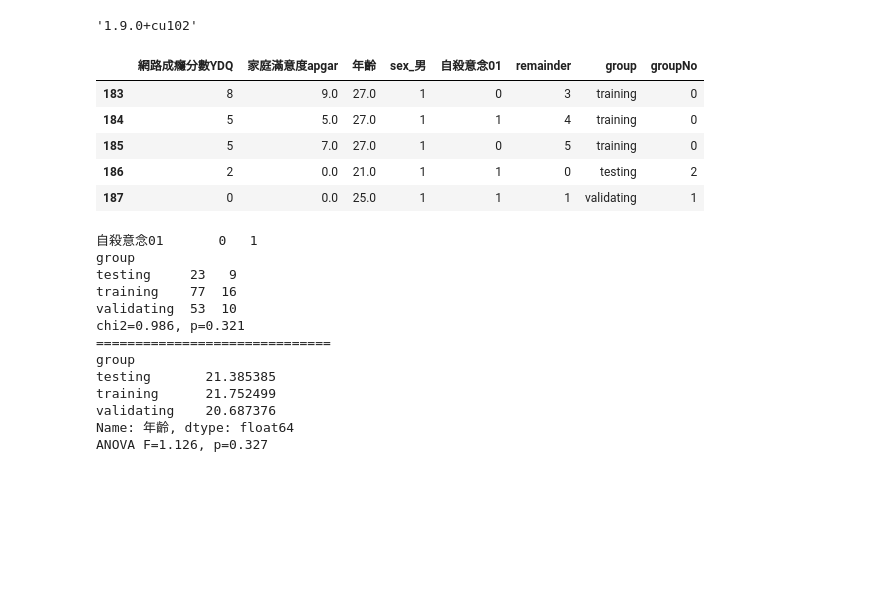
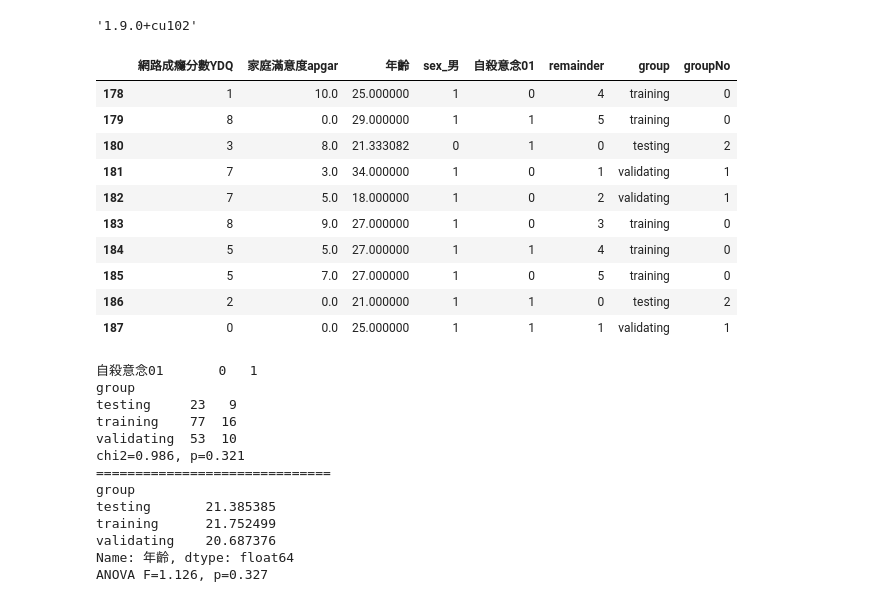
Before and after one commit to YuehMintTai/RPython, a Jupyter notebook: Class08.ipynb, the cells around one changed output. Saved outputs shown, nothing was run; the diff lists cells and outputs as text; code cells hidden in the pictures; blank space fills up the shorter version.

```diff
--- a/Class08.ipynb
+++ b/Class08.ipynb
@@ -39,36 +45,41 @@ torch.__version__   ##1.9.0+cu102
 # %%
 ##8-0-1 區分所有的資料為testing, validating及training sets
 import pandas as pd
 from sklearn.model_selection import train_test_split
 from sklearn.metrics import roc_curve
 import numpy as np
 
 df=pd.read_csv('RPython/samples.csv')
 df['sex']='男'
 df.loc[df['性別']==2,'sex']='女'
 x=df[['sex','網路成癮分數YDQ','家庭滿意度apgar','年齡']]
 x=pd.get_dummies(data=x,drop_first=True)
 y=df['自殺意念01'].astype(int).to_frame()
 all_df=pd.concat([x,y],axis=1)
 all_df['remainder']=all_df.index%6
 all_df['group']='training'
 all_df.loc[all_df['remainder']==0,'group']='testing'
 all_df.loc[all_df['remainder']==1,'group']='validating'
 all_df.loc[all_df['remainder']==2,'group']='validating'
 
 all_df['年齡'].groupby(all_df['group']).mean()
-groupList=['training','validating','testing']
+
 all_df['groupNo']=0
 all_df.loc[all_df['group']=='validating','groupNo']=1
 all_df.loc[all_df['group']=='testing','groupNo']=2
-all_df.tail()
+all_df.tail(10)
 # %% [output]
 |  | 網路成癮分數YDQ | 家庭滿意度apgar | 年齡 | sex_男 | 自殺意念01 | remainder | group | groupNo |
-| 183 | 8 | 9.0 | 27.0 | 1 | 0 | 3 | training | 0 |
-| 184 | 5 | 5.0 | 27.0 | 1 | 1 | 4 | training | 0 |
-| 185 | 5 | 7.0 | 27.0 | 1 | 0 | 5 | training | 0 |
-| 186 | 2 | 0.0 | 21.0 | 1 | 1 | 0 | testing | 2 |
-| 187 | 0 | 0.0 | 25.0 | 1 | 1 | 1 | validating | 1 |
+| 178 | 1 | 10.0 | 25.000000 | 1 | 0 | 4 | training | 0 |
+| 179 | 8 | 0.0 | 29.000000 | 1 | 1 | 5 | training | 0 |
+| 180 | 3 | 8.0 | 21.333082 | 0 | 1 | 0 | testing | 2 |
+| 181 | 7 | 3.0 | 34.000000 | 1 | 0 | 1 | validating | 1 |
+| 182 | 7 | 5.0 | 18.000000 | 1 | 0 | 2 | validating | 1 |
+| 183 | 8 | 9.0 | 27.000000 | 1 | 0 | 3 | training | 0 |
+| 184 | 5 | 5.0 | 27.000000 | 1 | 1 | 4 | training | 0 |
+| 185 | 5 | 7.0 | 27.000000 | 1 | 0 | 5 | training | 0 |
+| 186 | 2 | 0.0 | 21.000000 | 1 | 1 | 0 | testing | 2 |
+| 187 | 0 | 0.0 | 25.000000 | 1 | 1 | 1 | validating | 1 |
 # %%
 ##8-0-2 Chi-square and ANOVA
 from sklearn.feature_selection import chi2
```
Also changed, not shown: parts of 9 cells of this notebook.
